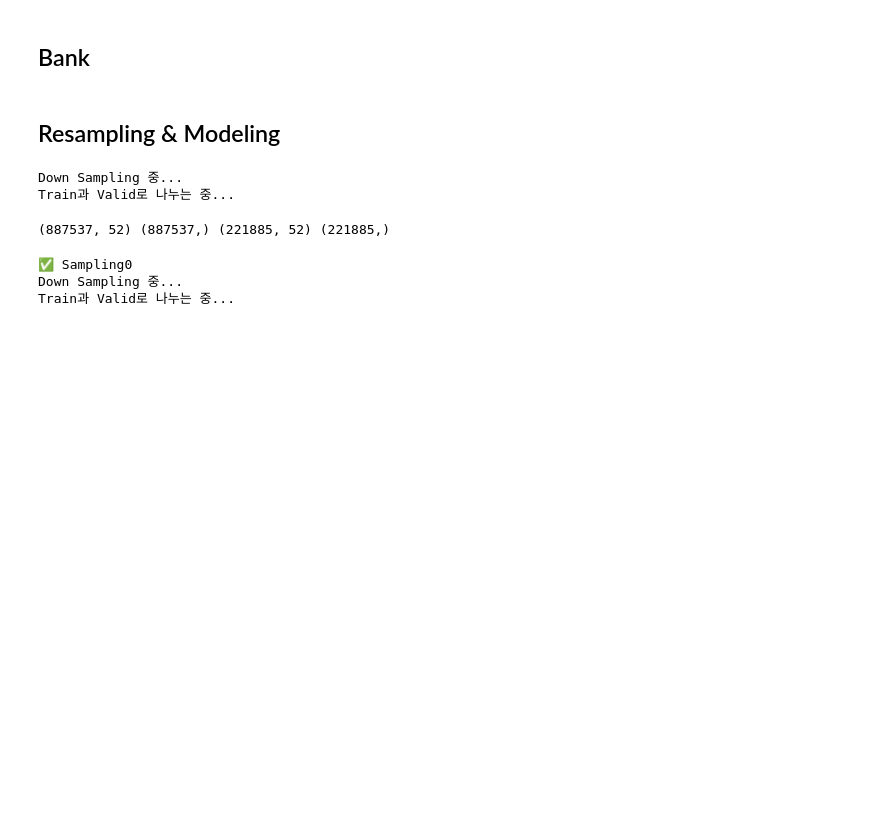
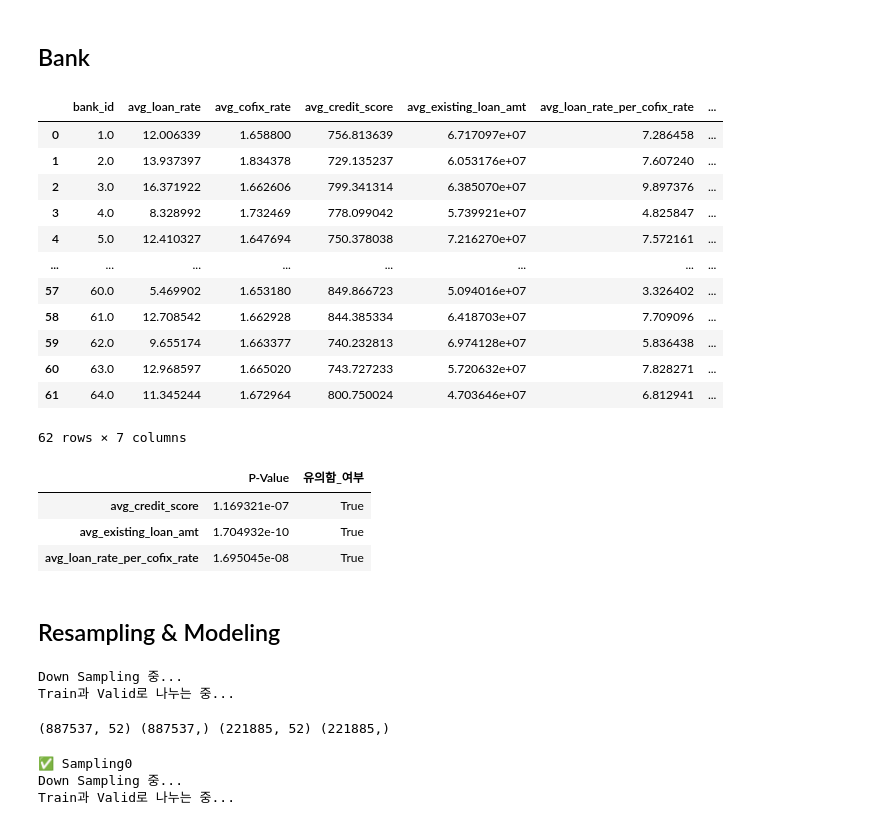
Before and after one commit to paragonyun/2022_bigcontest, a Jupyter notebook: main_test.ipynb, the cells around one changed output. Drawn from its saved outputs; the diff is of its cells as text; code cells hidden in the pictures; blank space fills up the shorter version.

```diff
--- a/main_test.ipynb
+++ b/main_test.ipynb
@@ -142,6 +143,32 @@ print(mice_test_df.shape)
 # %%
 bank_info = Bank_info(mice_train_df)
 final_train_df = bank_info.run()
+# %%
+final_train_df
+# %% [output]
+|  | bank_id | avg_loan_rate | avg_cofix_rate | avg_credit_score | avg_existing_loan_amt | avg_loan_rate_per_cofix_rate | ... |
+| 0 | 1.0 | 12.006339 | 1.658800 | 756.813639 | 6.717097e+07 | 7.286458 | ... |
+| 1 | 2.0 | 13.937397 | 1.834378 | 729.135237 | 6.053176e+07 | 7.607240 | ... |
+| 2 | 3.0 | 16.371922 | 1.662606 | 799.341314 | 6.385070e+07 | 9.897376 | ... |
+| 3 | 4.0 | 8.328992 | 1.732469 | 778.099042 | 5.739921e+07 | 4.825847 | ... |
+| 4 | 5.0 | 12.410327 | 1.647694 | 750.378038 | 7.216270e+07 | 7.572161 | ... |
+| ... | ... | ... | ... | ... | ... | ... | ... |
+| 57 | 60.0 | 5.469902 | 1.653180 | 849.866723 | 5.094016e+07 | 3.326402 | ... |
+| 58 | 61.0 | 12.708542 | 1.662928 | 844.385334 | 6.418703e+07 | 7.709096 | ... |
+| 59 | 62.0 | 9.655174 | 1.663377 | 740.232813 | 6.974128e+07 | 5.836438 | ... |
+| 60 | 63.0 | 12.968597 | 1.665020 | 743.727233 | 5.720632e+07 | 7.828271 | ... |
+| 61 | 64.0 | 11.345244 | 1.672964 | 800.750024 | 4.703646e+07 | 6.812941 | ... |
+62 rows × 7 columns
+# %%
+# Anova Check
+anova = ANOVA(final_train_df.iloc[:,3:], 'bank_label')
+anova_df = anova.check_anova()
+anova_df
+# %% [output]
+|  | P-Value | 유의함_여부 |
+| avg_credit_score | 1.169321e-07 | True |
+| avg_existing_loan_amt | 1.704932e-10 | True |
+| avg_loan_rate_per_cofix_rate | 1.695045e-08 | True |
 # %% [markdown]
 ## Resampling & Modeling
 # %%
```
Also changed, not shown: parts of 2 cells of this notebook, 1 other file.
